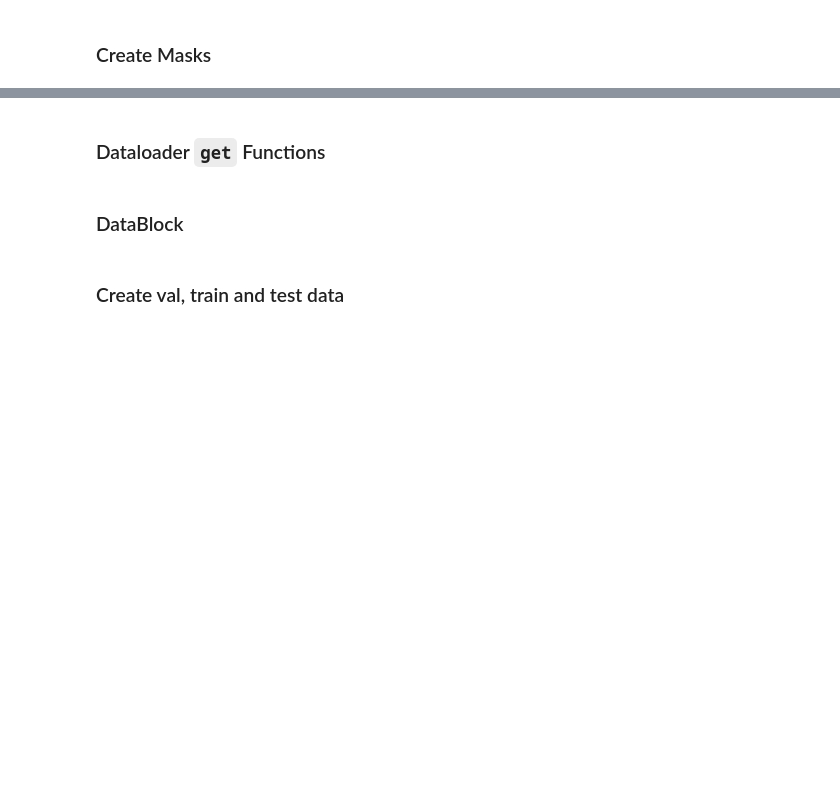
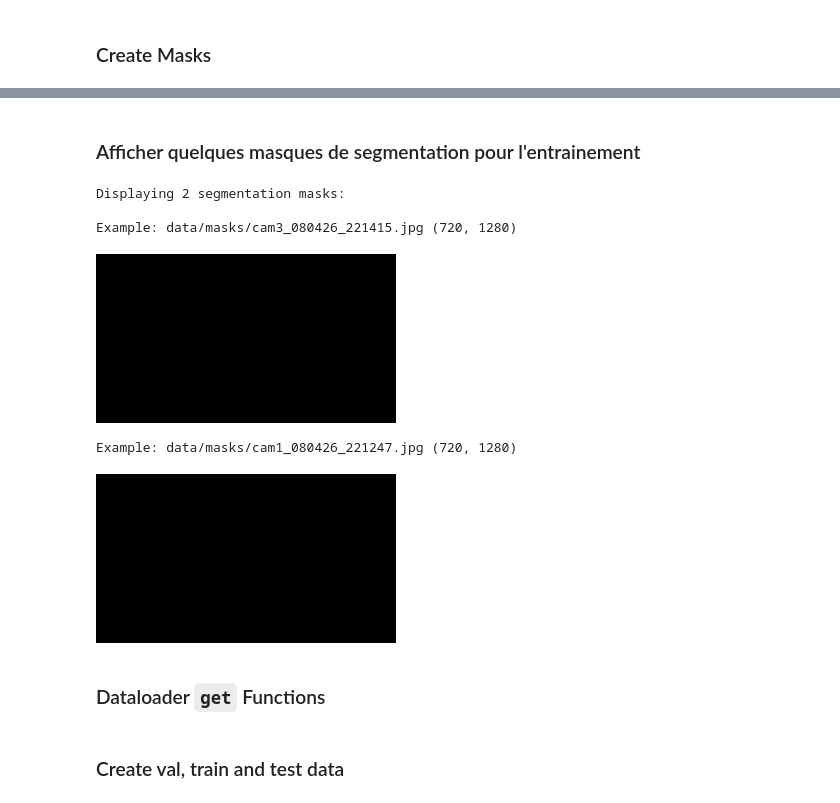
Before and after one commit to Dartsify/algorithme-de-reconnaissance, a Jupyter notebook: dartsify_unet_fastai.ipynb, the cells around one changed output, grey strips where cells are left out. Cells and saved outputs as stored; diff of their text form; code cells hidden in the pictures; blank space fills up the shorter version.

```diff
--- a/dartsify_unet_fastai.ipynb
+++ b/dartsify_unet_fastai.ipynb
@@ -63,18 +148,24 @@ display(df[['ID', 'center_point']].sample(3))
 ### Create Masks
 # %%
 %%time
-!mkdir data/masks
-mask_path = Path('data/dataset_masks/')
+!mkdir -p data/masks
+mask_path = Path('data/masks/')
 
 radius = 2
 thickness = -1
-color = (1, 1, 1)
+color = (1, 1, 1) # pixel de la pointe de la fléchètte à 1 et le reste de l'image à 0
 h, w = 720, 1280
 
-for row in df.iterrows():
+for row in df.itertuples(): # Utilisation de itertuples pour des performances potentiellement meilleures et une meilleure lisibilité
+  # Vérifie si 'center_point' existe pour la ligne actuelle
+  if row.center_point is None:
+    print(f"Impossible de créer un masque de segmentation pour l'image {row.ID} car pas aucun label des positions des fléchèttes.")
+    continue
+
   img = np.zeros((h, w, 3), np.uint8)
-  x, y = row[1]['center_point']
-  center_coordinates = (x, y)
-  img2 = cv2.circle(img, center_coordinates, radius, color, thickness)
-  mask_filename = row[1]['ID']
-  cv2.imwrite(f"{mask_path}/{mask_filename}", cv2.cvtColor(img2, cv2.COLOR_BGR2GRAY))
+  for point in row.center_point:
+    x, y = point
+    center_coordinates = (int(x), int(y)) # S'assurer que les coordonnées sont des entiers pour cv2.circle
+    img = cv2.circle(img, center_coordinates, radius, color, thickness)
+  mask_filename = row.ID
+  cv2.imwrite(f"{mask_path}/{mask_filename}", cv2.cvtColor(img, cv2.COLOR_BGR2GRAY))
@@ -81,3 +175,32 @@ for row in df.iterrows():
+# %% [markdown]
+### Afficher quelques masques de segmentation pour l'entrainement
+# %%
+# Sélectionner les lignes où 'center_point' n'est pas None et les masques ont probablement été créés
+df_with_masks = df[df['center_point'].notna()]
+
+sampled_masks = df_with_masks.sample(2)
+
+print(f"Displaying {2} segmentation masks:")
+
+# En supposant que 'mask_path' est déjà défini à partir de la cellule précédente
+# Si 'mask_path' n'est pas défini, il peut être nécessaire de le redéfinir ici : mask_path = Path('data/masks/')
+
+for index, row in sampled_masks.iterrows():
+    mask_filename = row['ID']
+    mask_file_path = mask_path/mask_filename
+    if mask_file_path.exists():
+        im = PILImage.create(mask_file_path)
+        print(f"\nExample: {mask_file_path} {im.shape}")
+        display(im.to_thumb(300))
+    else:
+        print(f"Mask file not found for {mask_filename}")
+# %% [output]
+Displaying 2 segmentation masks:
+
+Example: data/masks/cam3_080426_221415.jpg (720, 1280)
+[figure, added]
+Example: data/masks/cam1_080426_221247.jpg (720, 1280)
+[figure, added]
 # %% [markdown]
 ### Dataloader `get` Functions
 # %%
@@ -86,5 +209,3 @@ def get_x(dataframe_row):
 
 def get_mask(dataframe_row):
     return mask_path/f"{dataframe_row['ID']}"
-# %% [markdown]
-### DataBlock
```
Also changed, not shown: parts of 52 cells of this notebook, 11 other files.
